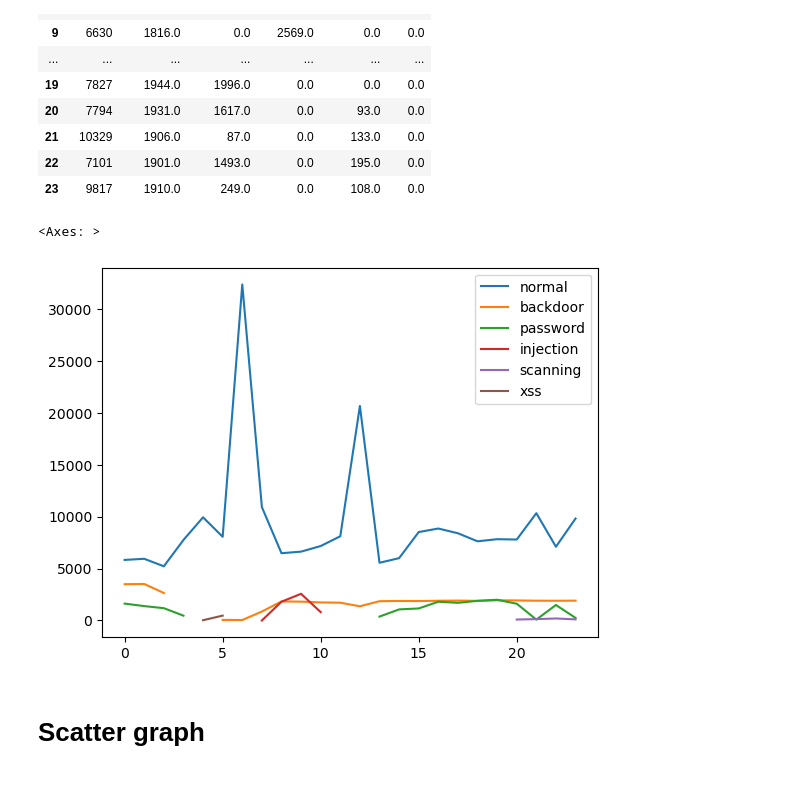
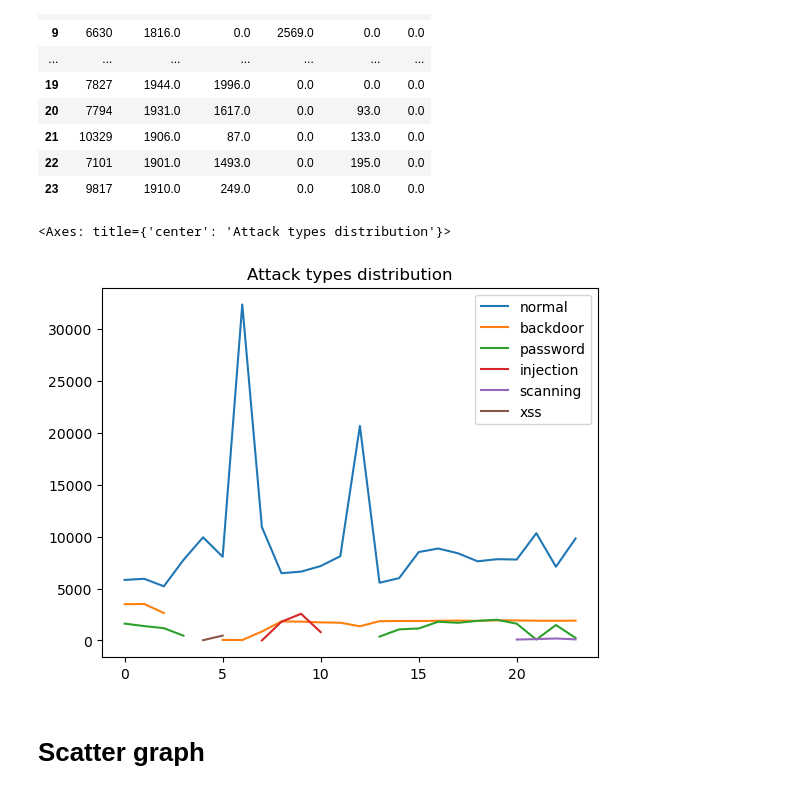
Before and after one commit to SHVleV9CYWkK/IoT-anomaly-detection, a Jupyter notebook: data_visualisation.ipynb, the cells around one changed output. Saved outputs shown, nothing was run; the diff lists cells and outputs as text; code cells hidden in the pictures.

```diff
--- a/data_visualisation.ipynb
+++ b/data_visualisation.ipynb
@@ -242,9 +244,9 @@ type_counts.fillna(0)
 | 22 | 7101 | 1901.0 | 1493.0 | 0.0 | 195.0 | 0.0 |
 | 23 | 9817 | 1910.0 | 249.0 | 0.0 | 108.0 | 0.0 |
 # %%
-type_counts.plot()
+type_counts.plot(title='Attack types distribution')
 # %% [output]
-<Axes: >
+<Axes: title={'center': 'Attack types distribution'}>
-[figure, old version]
+[figure, new version]
 # %% [markdown]
 # Scatter graph
```
Also changed, not shown: parts of 8 cells of this notebook.
